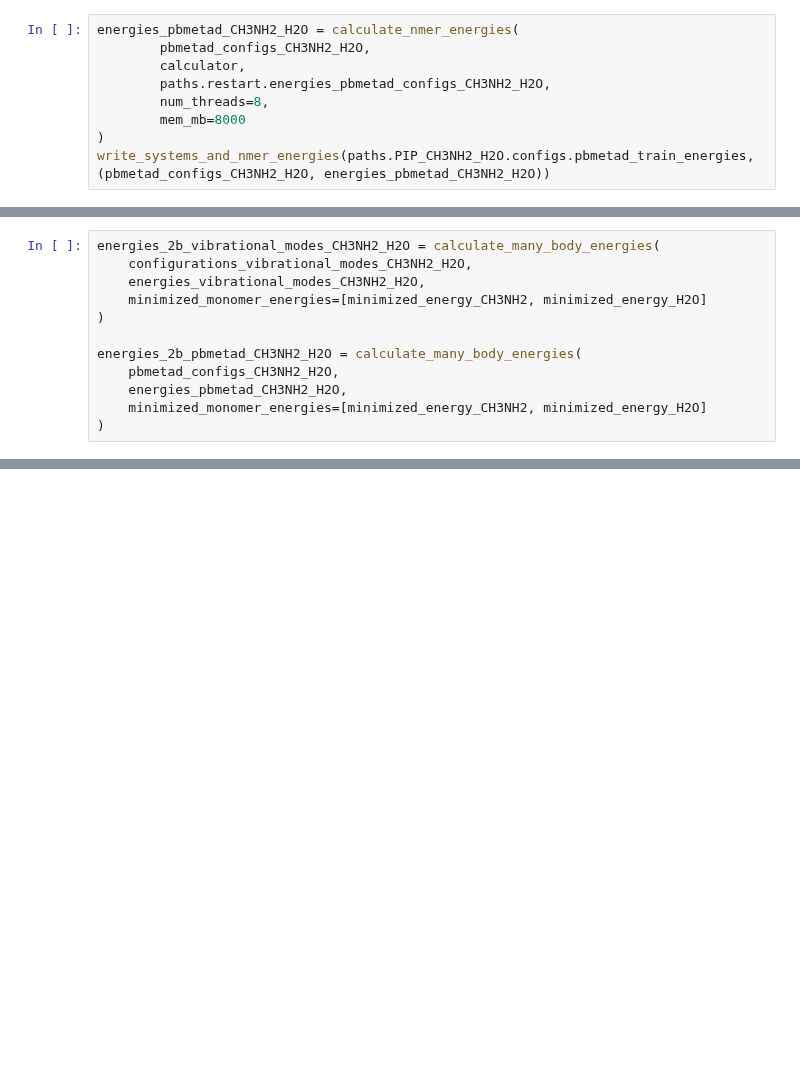
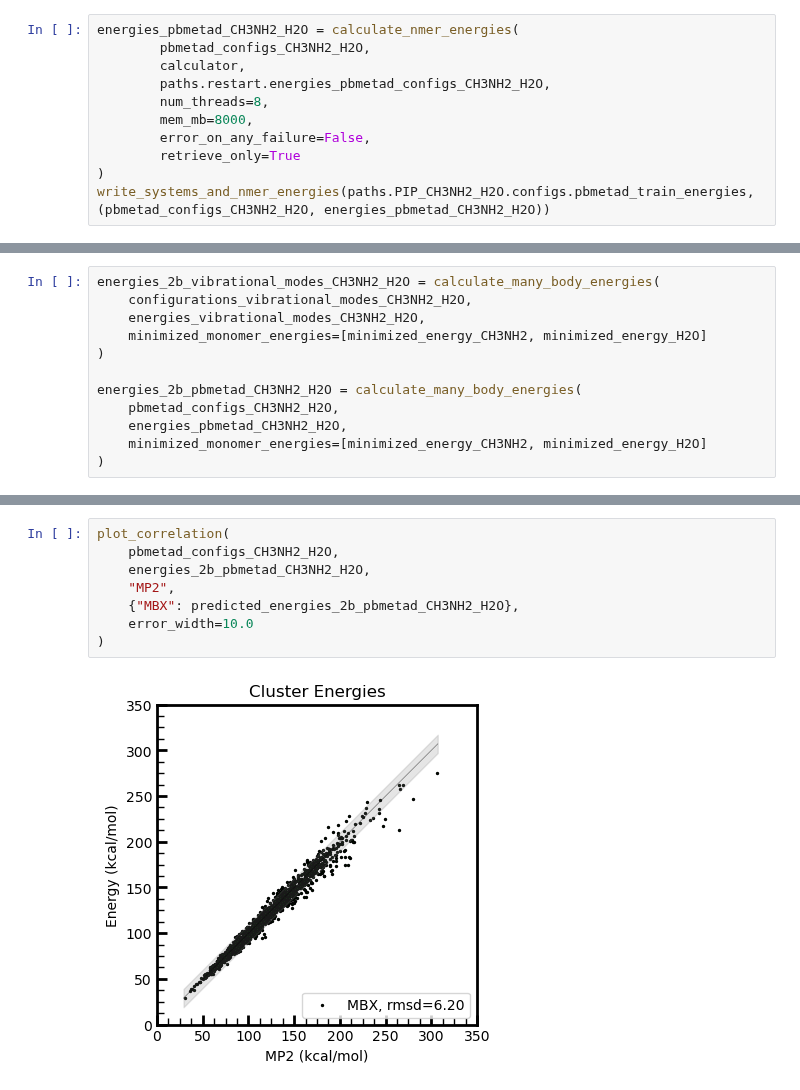
Before and after one commit to PolyachenkoYA/QDMS_2025, a Jupyter notebook: tutorials/2_Many-Body_Model_Build-Along/Tutorial_2.3.ipynb, the cells around one changed output, grey strips where cells are left out. Saved outputs shown, nothing was run; the diff lists cells and outputs as text; blank space fills up the shorter version.

```diff
--- a/tutorials/2_Many-Body_Model_Build-Along/Tutorial_2.3.ipynb
+++ b/tutorials/2_Many-Body_Model_Build-Along/Tutorial_2.3.ipynb
@@ -230,6 +206,8 @@ energies_pbmetad_CH3NH2_H2O = calculate_nmer_energies(
         calculator,
         paths.restart.energies_pbmetad_configs_CH3NH2_H2O,
         num_threads=8,
-        mem_mb=8000
+        mem_mb=8000,
+        error_on_any_failure=False,
+        retrieve_only=True
 )
 write_systems_and_nmer_energies(paths.PIP_CH3NH2_H2O.configs.pbmetad_train_energies, (pbmetad_configs_CH3NH2_H2O, energies_pbmetad_CH3NH2_H2O))
@@ -276,0 +452,10 @@ min(energies_2b_pbmetad_CH3NH2_H2O), max(energies_2b_pbmetad_CH3NH2_H2O)
+# %%
+plot_correlation(
+    pbmetad_configs_CH3NH2_H2O,
+    energies_2b_pbmetad_CH3NH2_H2O,
+    "MP2",
+    {"MBX": predicted_energies_2b_pbmetad_CH3NH2_H2O},
+    error_width=10.0
+)
+# %% [output]
+[figure, added]
```
Also changed, not shown: parts of 25 cells of this notebook, 5 other files.
